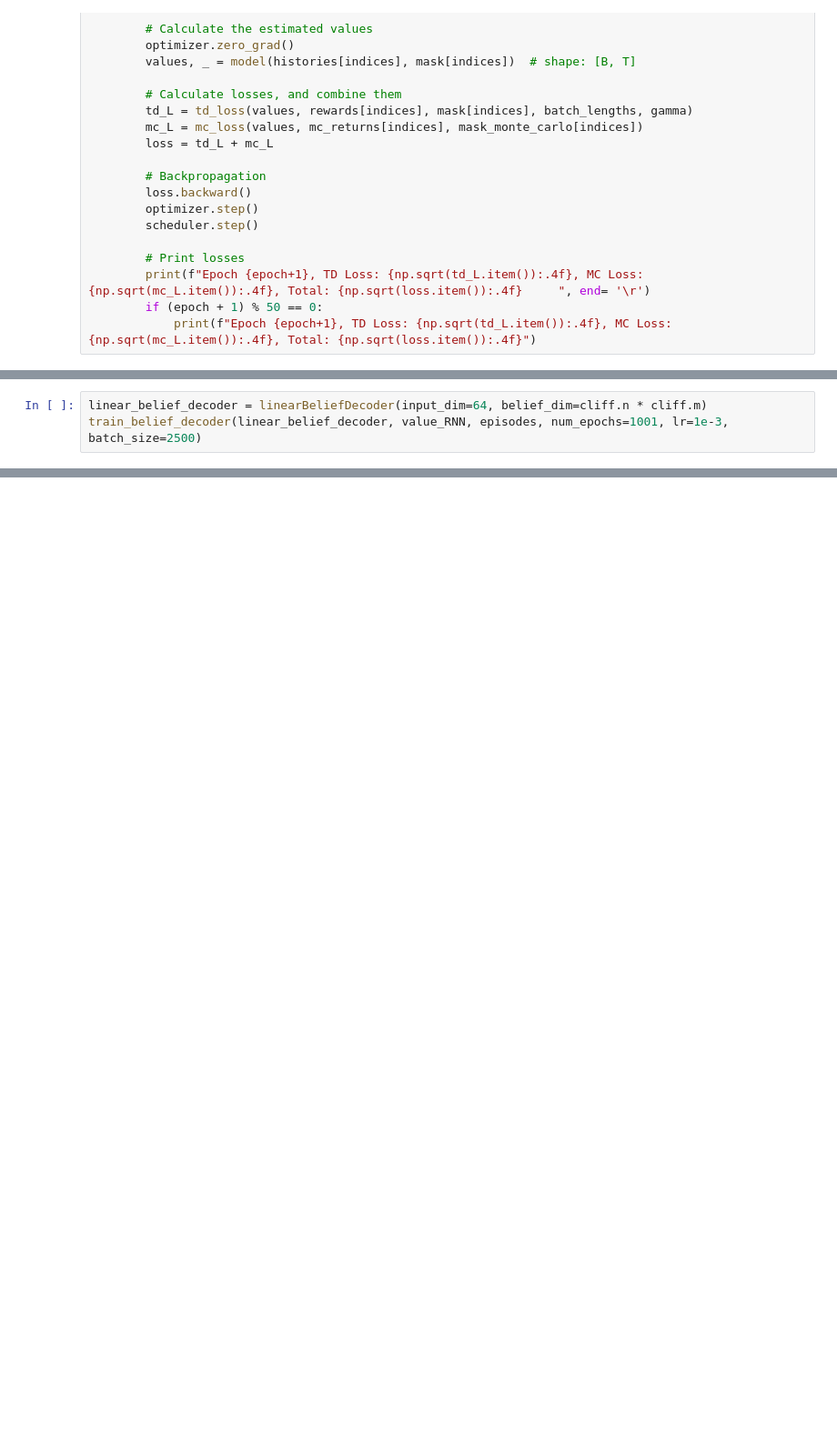
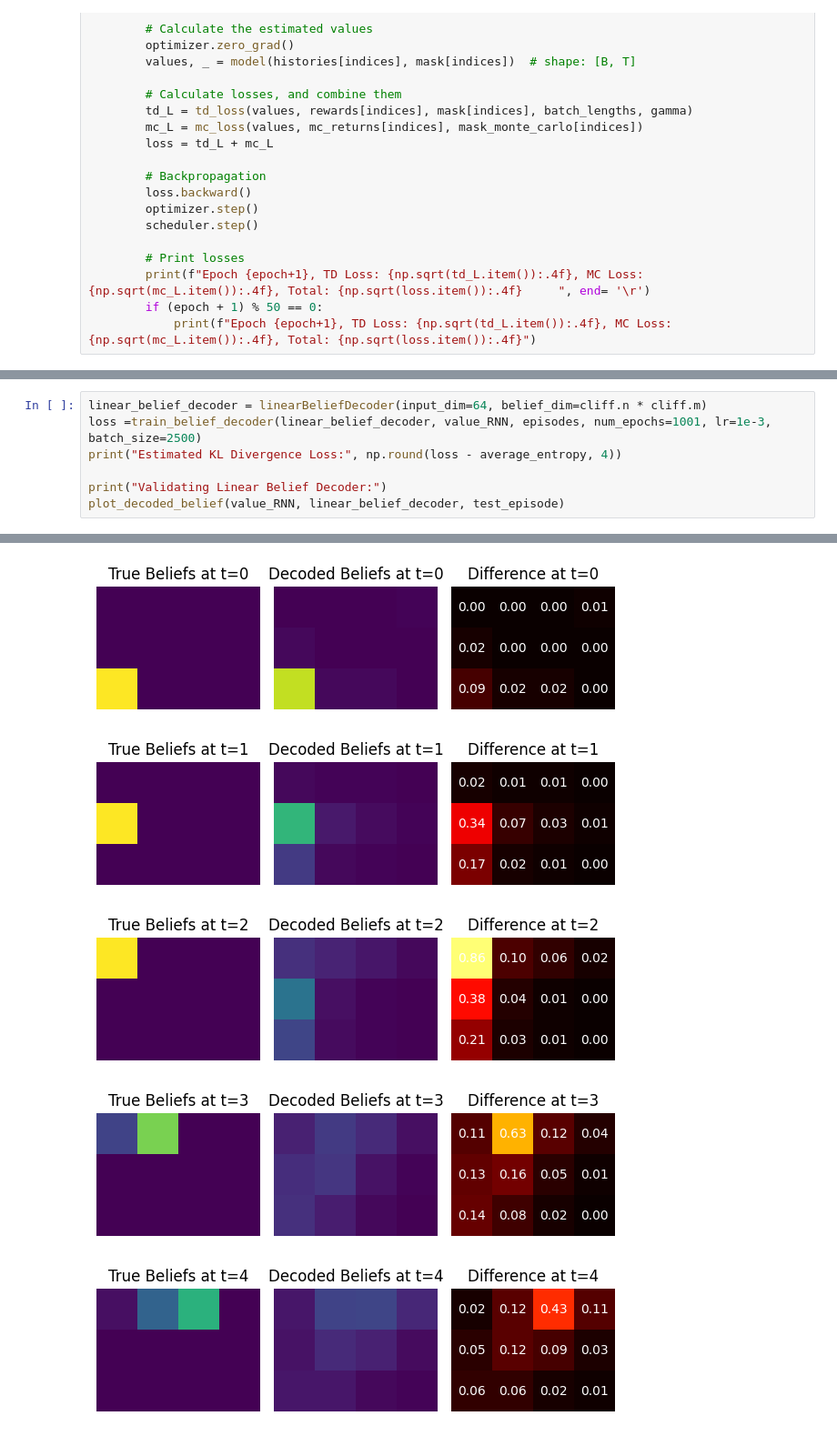
Before and after one commit to dkornai/belief-states-demo, a Jupyter notebook: test.ipynb, the cells around one changed output, grey strips where cells are left out. Shown at 91% size. Cells and saved outputs as stored; diff of their text form; blank space fills up the shorter version.

```diff
--- a/test.ipynb
+++ b/test.ipynb
@@ -323,4 +250,8 @@ Epoch 1001, Belief Decoder Loss: 0.4450
 # %%
 linear_belief_decoder = linearBeliefDecoder(input_dim=64, belief_dim=cliff.n * cliff.m)
-train_belief_decoder(linear_belief_decoder, value_RNN, episodes, num_epochs=1001, lr=1e-3, batch_size=2500)
+loss =train_belief_decoder(linear_belief_decoder, value_RNN, episodes, num_epochs=1001, lr=1e-3, batch_size=2500)
+print("Estimated KL Divergence Loss:", np.round(loss - average_entropy, 4))
+
+print("Validating Linear Belief Decoder:")
+plot_decoded_belief(value_RNN, linear_belief_decoder, test_episode)
 # %% [output]
@@ -327,0 +260,5 @@ Epoch 1001, Belief Decoder Loss: 0.8305
+[figure, added]
+[figure, added]
+[figure, added]
+[figure, added]
+[figure, added]
```
Also changed, not shown: parts of 13 cells of this notebook, 1 other file.
